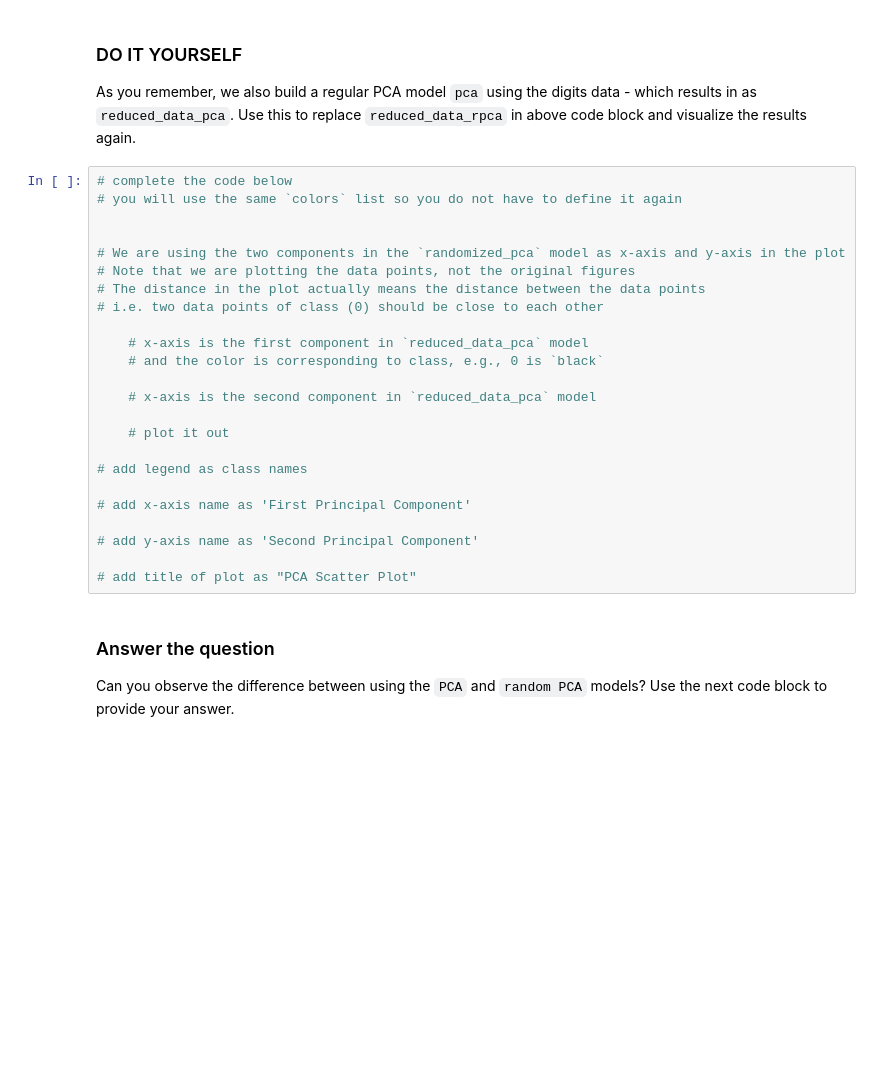
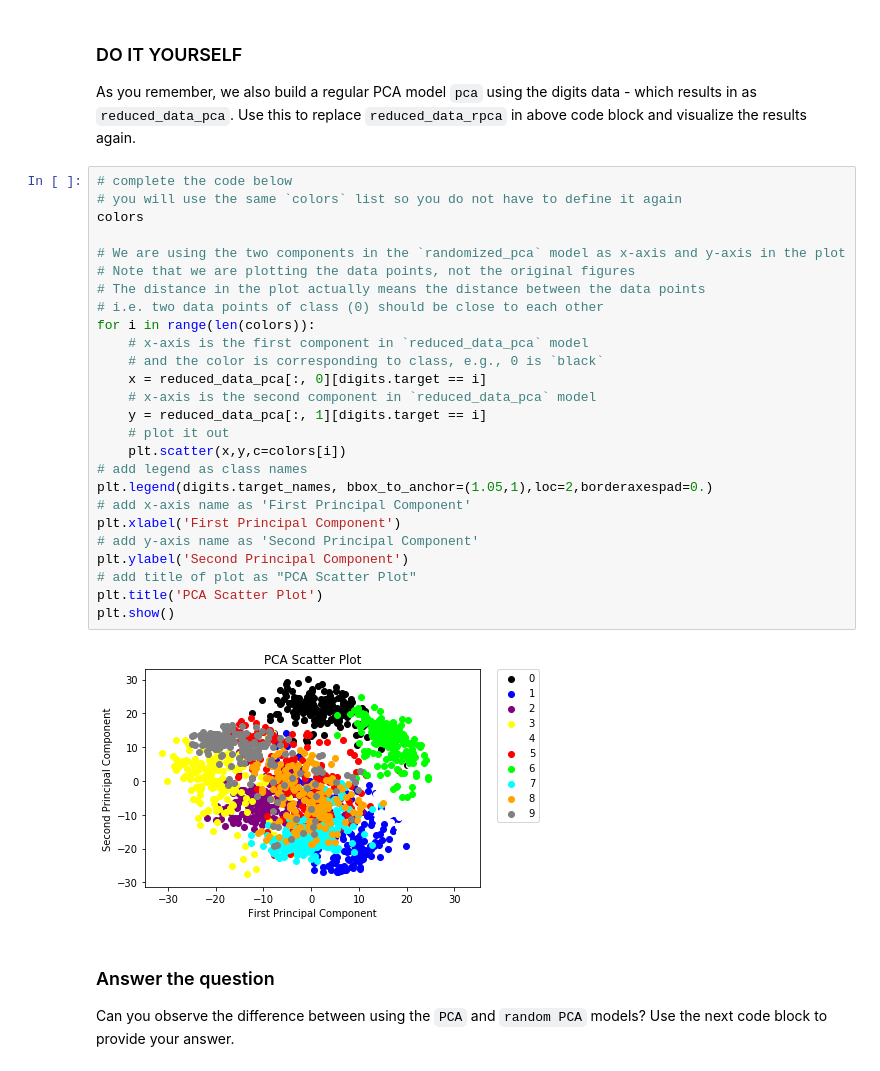
Before and after one commit to BA545-SP2019/ba545-week3-dsacco0317, a Jupyter notebook: Mini_project_2_MNIST_analysis_pt1.ipynb, the cells around one changed output. Cells and saved outputs as stored; diff of their text form; blank space fills up the shorter version.

```diff
--- a/Mini_project_2_MNIST_analysis_pt1.ipynb
+++ b/Mini_project_2_MNIST_analysis_pt1.ipynb
@@ -430,27 +432,31 @@ As you remember, we also build a regular PCA model `pca` using the digits data -
 # %%
 # complete the code below
 # you will use the same `colors` list so you do not have to define it again
-
+colors
 
 # We are using the two components in the `randomized_pca` model as x-axis and y-axis in the plot
 # Note that we are plotting the data points, not the original figures
 # The distance in the plot actually means the distance between the data points
 # i.e. two data points of class (0) should be close to each other
-
+for i in range(len(colors)):
     # x-axis is the first component in `reduced_data_pca` model
     # and the color is corresponding to class, e.g., 0 is `black`
-
+    x = reduced_data_pca[:, 0][digits.target == i]
     # x-axis is the second component in `reduced_data_pca` model
-
+    y = reduced_data_pca[:, 1][digits.target == i]
     # plot it out
-
+    plt.scatter(x,y,c=colors[i])
 # add legend as class names
-
+plt.legend(digits.target_names, bbox_to_anchor=(1.05,1),loc=2,borderaxespad=0.)
 # add x-axis name as 'First Principal Component'
-
+plt.xlabel('First Principal Component')
 # add y-axis name as 'Second Principal Component'
-
+plt.ylabel('Second Principal Component')
 # add title of plot as "PCA Scatter Plot"
+plt.title('PCA Scatter Plot')
+plt.show()
+# %% [output]
+[figure, added]
 # %% [markdown]
 ### Answer the question
 
```
Also changed, not shown: parts of 2 cells of this notebook, 2 other files.
